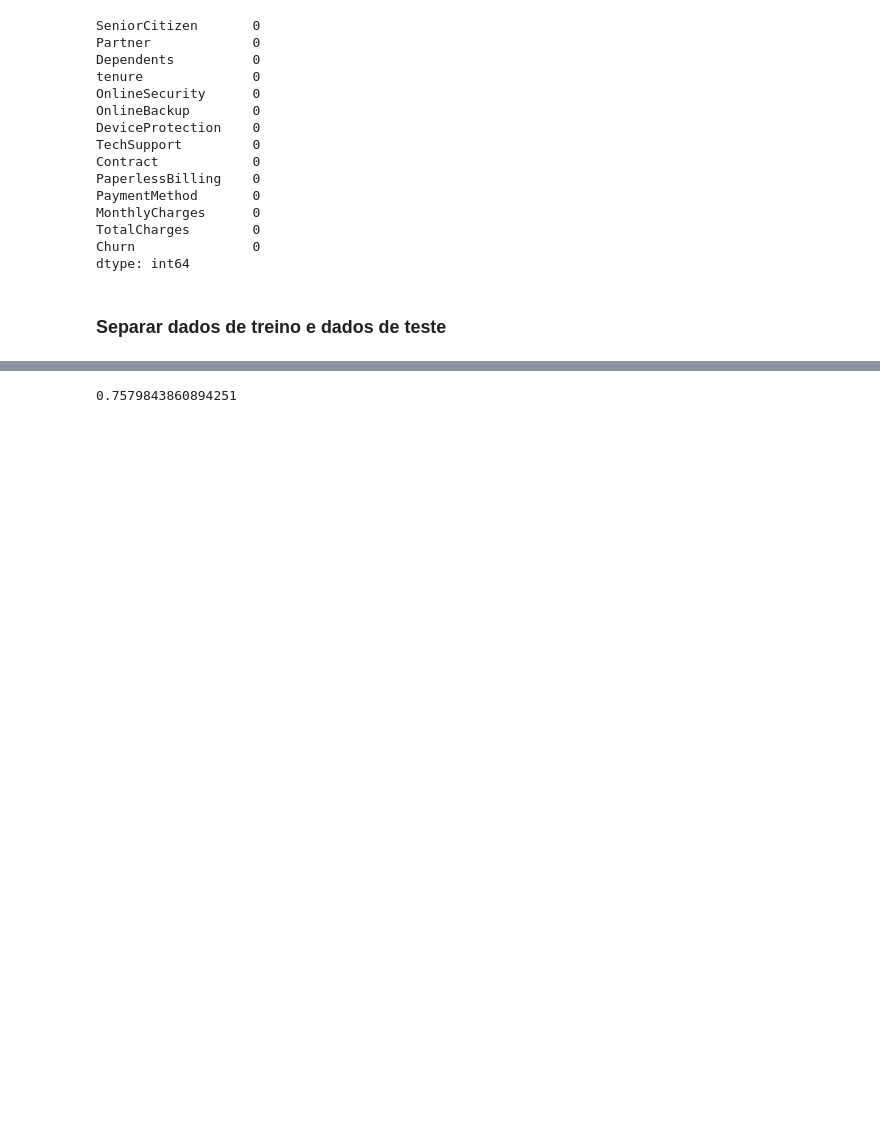
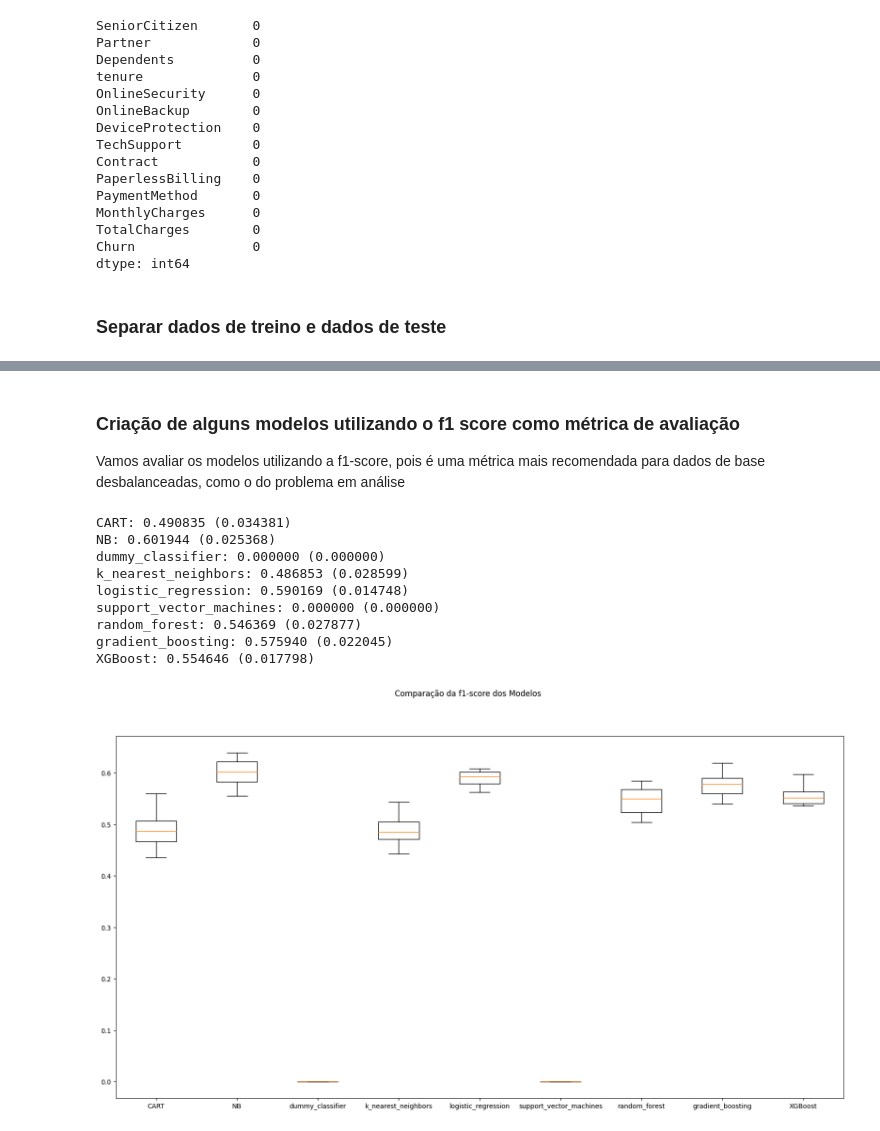
Before and after one commit to vinicius-mattoso/churn_project, a Jupyter notebook: ChurnModel.ipynb, the cells around one changed output, grey strips where cells are left out. Cells and saved outputs as stored; diff of their text form; code cells hidden in the pictures; blank space fills up the shorter version.

```diff
--- a/ChurnModel.ipynb
+++ b/ChurnModel.ipynb
@@ -192,3 +247,58 @@ SVM: 0.734465 (0.014147)
+# %% [markdown]
+### Criação de alguns modelos utilizando o f1 score como métrica de avaliação
+
+
+Vamos avaliar os modelos utilizando a f1-score, pois é uma métrica mais recomendada para dados de base desbalanceadas, como o do problema em análise
+# %%
+# Modelagem
+
+# Definindo uma seed global para esta célula de código
+np.random.seed(seed)
+
+# Listas para armazenar os modelos, os resultados e os nomes dos modelos
+models = []
+results = []
+names = []
+
+# Preparando os modelos e adicionando-os em uma lista
+models.append(('CART', DecisionTreeClassifier()))
+models.append(('NB', GaussianNB()))
+models.append(('dummy_classifier', DummyClassifier(random_state=seed, strategy='most_frequent')))
+models.append(('k_nearest_neighbors', KNeighborsClassifier()))
+models.append(('logistic_regression', LogisticRegression(random_state=seed)))
+models.append(('support_vector_machines', SVC(random_state=seed)))
+models.append(('random_forest', RandomForestClassifier(random_state=seed)))
+models.append(('gradient_boosting', GradientBoostingClassifier(random_state=seed)))
+models.append(('XGBoost', XGBClassifier(random_state=seed)))
+
+
+# Avaliando um modelo por vez
+for name, model in models:
+  # cv_results = cross_val_score(model, X_train, y_train, cv=kfold, scoring='accuracy')
+  cv_results = cross_val_score(model, X_train, y_train, cv=kfold, scoring='f1')
+  results.append(cv_results)
+  names.append(name)
+  msg = "%s: %f (%f)" % (name, cv_results.mean(), cv_results.std()) # média e desvio padrão dos 10 resultados da validação cruzada
+  print(msg)
+
+# Boxplot de comparação dos modelos
+fig = plt.figure(figsize=(20, 10))
+fig.suptitle('Comparação da f1-score dos Modelos')
+ax = fig.add_subplot(111)
+plt.boxplot(results)
+ax.set_xticklabels(names)
+plt.show()
+# %% [output]
+CART: 0.490835 (0.034381)
+NB: 0.601944 (0.025368)
+dummy_classifier: 0.000000 (0.000000)
+k_nearest_neighbors: 0.486853 (0.028599)
+logistic_regression: 0.590169 (0.014748)
+support_vector_machines: 0.000000 (0.000000)
+random_forest: 0.546369 (0.027877)
+gradient_boosting: 0.575940 (0.022045)
+XGBoost: 0.554646 (0.017798)
+[figure, added]
 # %%
 # Criando um modelo com todo o conjunto de treino
 model = GaussianNB()
@@ -196,8 +306,3 @@ model.fit(X_train, y_train)
 
 # Fazendo as predições com o conjunto de teste
 predictions = model.predict(X_test)
-
-# Estimando a acurácia no conjunto de teste
-print(accuracy_score(y_test, predictions))
-# %% [output]
-0.7579843860894251
```
Also changed, not shown: parts of 20 cells of this notebook.
